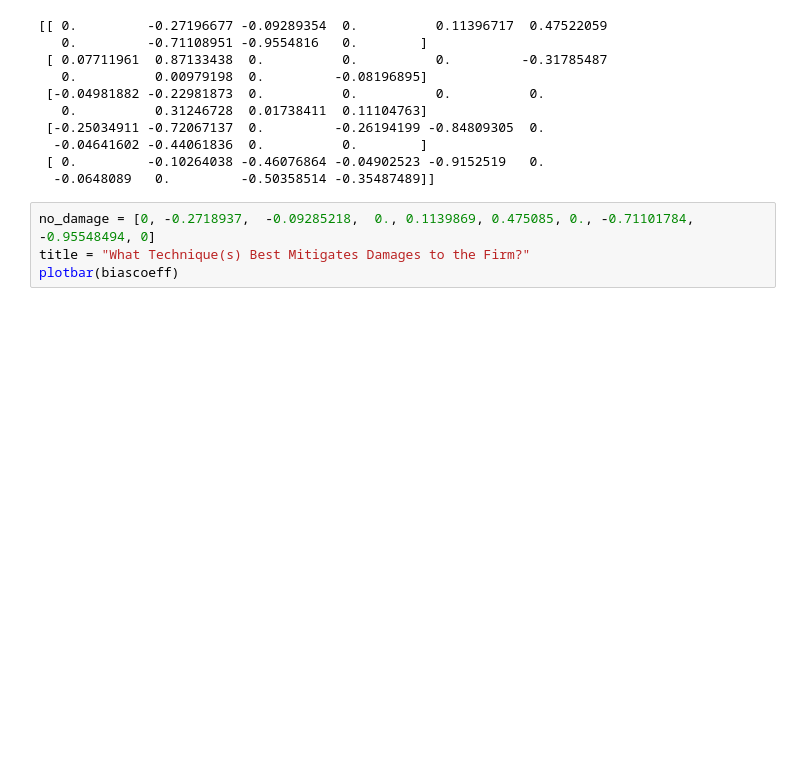
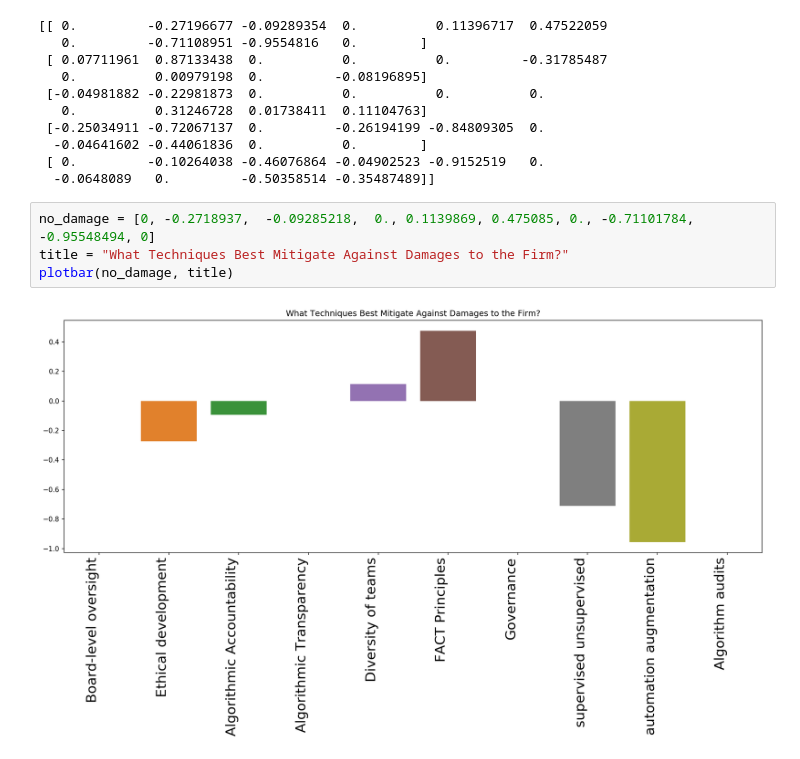
Before and after one commit to sharangw/Algorithmic-Risk, a Jupyter notebook: AlgoRisk.ipynb, the cells around one changed output. Cells and saved outputs as stored; diff of their text form; blank space fills up the shorter version.

```diff
--- a/AlgoRisk.ipynb
+++ b/AlgoRisk.ipynb
@@ -283,5 +278,7 @@ print(model.coef_)
   -0.0648089   0.         -0.50358514 -0.35487489]]
 # %%
 no_damage = [0, -0.2718937,  -0.09285218,  0., 0.1139869, 0.475085, 0., -0.71101784, -0.95548494, 0]
-title = "What Technique(s) Best Mitigates Damages to the Firm?"
-plotbar(biascoeff)
+title = "What Techniques Best Mitigate Against Damages to the Firm?"
+plotbar(no_damage, title)
+# %% [output]
+[figure, added]
```
Also changed, not shown: parts of 3 cells of this notebook.
